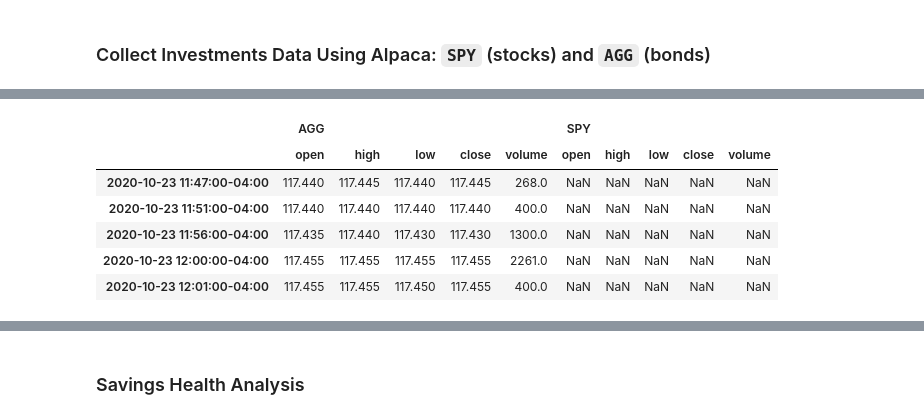
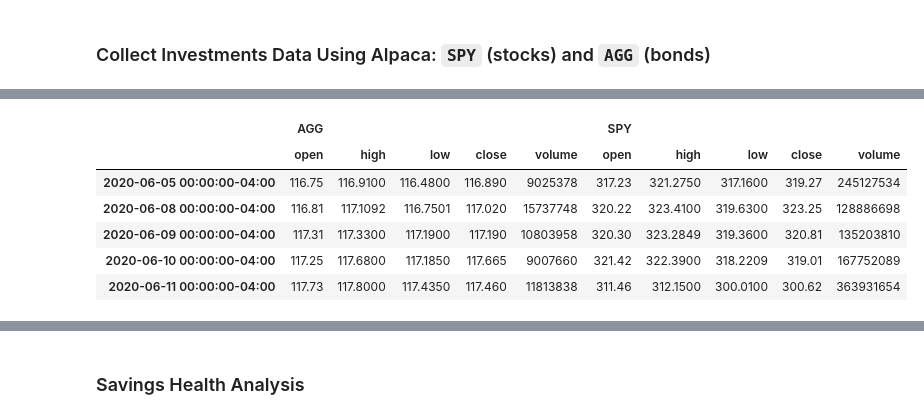
Before and after one commit to eetisold/Unit-5-Financial-Planning, a Jupyter notebook: Homework_05-APIs_Instructions_Starter_Code_financial-planner.ipynb, the cells around one changed output, grey strips where cells are left out. Saved outputs shown, nothing was run; the diff lists cells and outputs as text; code cells hidden in the pictures.

```diff
--- a/Homework_05-APIs_Instructions_Starter_Code_financial-planner.ipynb
+++ b/Homework_05-APIs_Instructions_Starter_Code_financial-planner.ipynb
@@ -94,7 +94,13 @@ tickers = ["AGG", "SPY"]
 timeframe = "1D"
 
 # Get current closing prices for SPY and AGG
-df = api.get_barset(['SPY', 'AGG'], 'minute', start=yesterday, end=today).df
+# df = api.get_barset(['SPY', 'AGG'], 'minute', start=yesterday, end=today).df
+df  = api.get_barset(['SPY', 'AGG'], timeframe).df
+
+
+# dropna(self, axis=0, how="any", thresh=None, subset=None, inplace=False)
+df1 = df.dropna()
+print(df1)
 
 # Preview DataFrame
 df.head()
@@ -102,10 +125,10 @@ df.head()
 |  | AGG |  |  |  |  | SPY |  |  |  |  |
 |  | open | high | low | close | volume | open | high | low | close | volume |
-| 2020-10-23 11:47:00-04:00 | 117.440 | 117.445 | 117.440 | 117.445 | 268.0 | NaN | NaN | NaN | NaN | NaN |
-| 2020-10-23 11:51:00-04:00 | 117.440 | 117.440 | 117.440 | 117.440 | 400.0 | NaN | NaN | NaN | NaN | NaN |
-| 2020-10-23 11:56:00-04:00 | 117.435 | 117.440 | 117.430 | 117.430 | 1300.0 | NaN | NaN | NaN | NaN | NaN |
-| 2020-10-23 12:00:00-04:00 | 117.455 | 117.455 | 117.455 | 117.455 | 2261.0 | NaN | NaN | NaN | NaN | NaN |
-| 2020-10-23 12:01:00-04:00 | 117.455 | 117.455 | 117.450 | 117.455 | 400.0 | NaN | NaN | NaN | NaN | NaN |
+| 2020-06-05 00:00:00-04:00 | 116.75 | 116.9100 | 116.4800 | 116.890 | 9025378 | 317.23 | 321.2750 | 317.1600 | 319.27 | 245127534 |
+| 2020-06-08 00:00:00-04:00 | 116.81 | 117.1092 | 116.7501 | 117.020 | 15737748 | 320.22 | 323.4100 | 319.6300 | 323.25 | 128886698 |
+| 2020-06-09 00:00:00-04:00 | 117.31 | 117.3300 | 117.1900 | 117.190 | 10803958 | 320.30 | 323.2849 | 319.3600 | 320.81 | 135203810 |
+| 2020-06-10 00:00:00-04:00 | 117.25 | 117.6800 | 117.1850 | 117.665 | 9007660 | 321.42 | 322.3900 | 318.2209 | 319.01 | 167752089 |
+| 2020-06-11 00:00:00-04:00 | 117.73 | 117.8000 | 117.4350 | 117.460 | 11813838 | 311.46 | 312.1500 | 300.0100 | 300.62 | 363931654 |
 # %%
 # Pick AGG and SPY close prices
 # YOUR CODE HERE!
```
Also changed, not shown: parts of 8 cells of this notebook.
